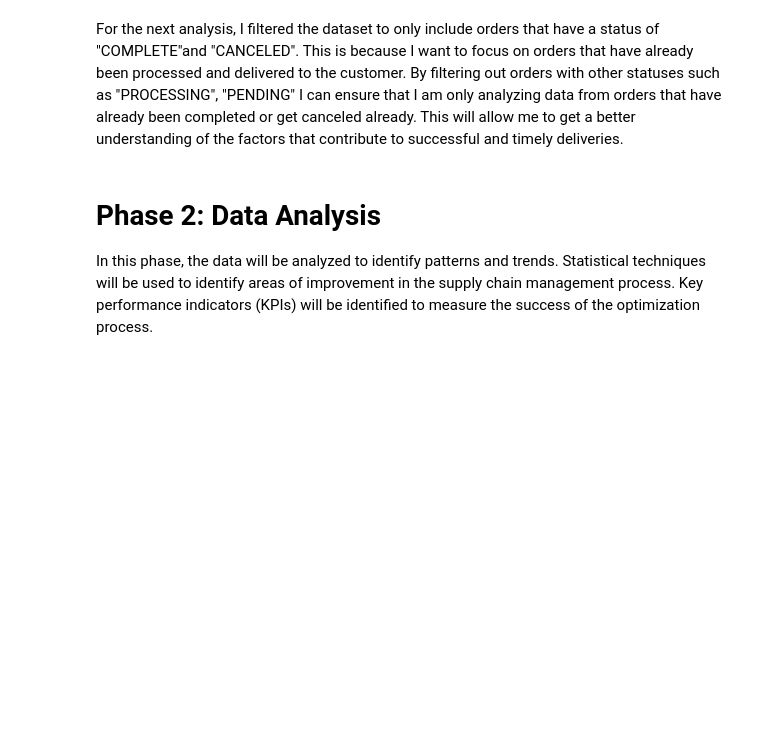
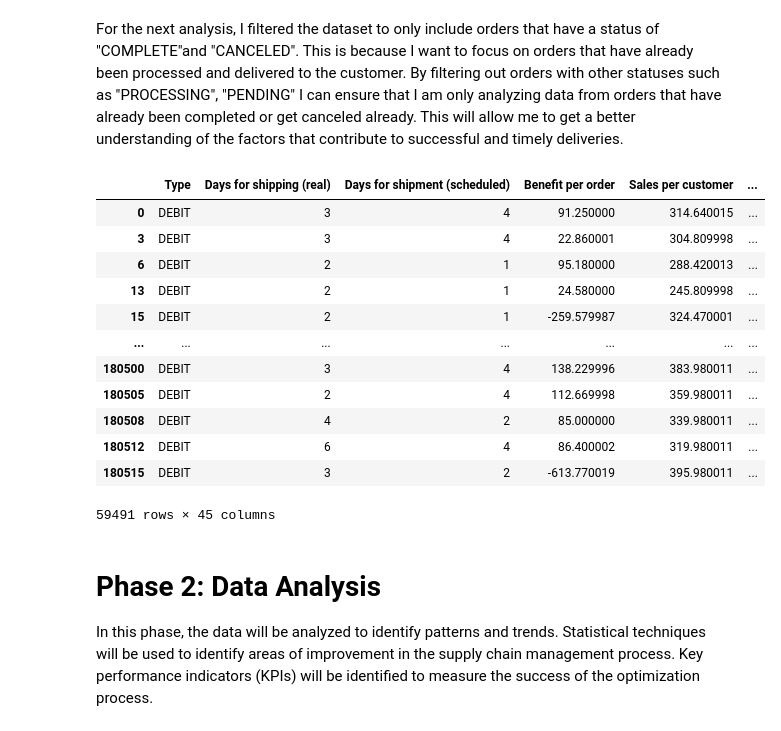
Before and after one commit to azamaufar/supplychainDA, a Jupyter notebook: EDA_Supply_Chain_Data.ipynb, the cells around one changed output. Cells and saved outputs as stored; diff of their text form; code cells hidden in the pictures; blank space fills up the shorter version.

```diff
--- a/EDA_Supply_Chain_Data.ipynb
+++ b/EDA_Supply_Chain_Data.ipynb
@@ -303,6 +303,28 @@ late_orders
 After encountering some discrepancies in the order delivery status, I decided to focus only on orders that have a status of "COMPLETE" for the next analysis. This would exclude orders that are still being processed or pending, and hopefully provide a more accurate picture of the delivery performance. I filtered the dataset accordingly and proceeded with the analysis using the complete orders only.
 # %% [markdown]
 For the next analysis, I filtered the dataset to only include orders that have a status of "COMPLETE"and "CANCELED". This is because I want to focus on orders that have already been processed and delivered to the customer. By filtering out orders with other statuses such as "PROCESSING", "PENDING" I can ensure that I am only analyzing data from orders that have already been completed or get canceled already. This will allow me to get a better understanding of the factors that contribute to successful and timely deliveries.
+# %%
+# Create a mask to filter for orders that are still processing or pending
+mask_complete = ((df['Order Status'] == 'COMPLETE'))
+
+# Filter the dataset for orders that match the mask
+df_complete_order = df.loc[(mask_complete)]
+
+df_complete_order
+# %% [output]
+|  | Type | Days for shipping (real) | Days for shipment (scheduled) | Benefit per order | Sales per customer | ... |
+| 0 | DEBIT | 3 | 4 | 91.250000 | 314.640015 | ... |
+| 3 | DEBIT | 3 | 4 | 22.860001 | 304.809998 | ... |
+| 6 | DEBIT | 2 | 1 | 95.180000 | 288.420013 | ... |
+| 13 | DEBIT | 2 | 1 | 24.580000 | 245.809998 | ... |
+| 15 | DEBIT | 2 | 1 | -259.579987 | 324.470001 | ... |
+| ... | ... | ... | ... | ... | ... | ... |
+| 180500 | DEBIT | 3 | 4 | 138.229996 | 383.980011 | ... |
+| 180505 | DEBIT | 2 | 4 | 112.669998 | 359.980011 | ... |
+| 180508 | DEBIT | 4 | 2 | 85.000000 | 339.980011 | ... |
+| 180512 | DEBIT | 6 | 4 | 86.400002 | 319.980011 | ... |
+| 180515 | DEBIT | 3 | 2 | -613.770019 | 395.980011 | ... |
+59491 rows × 45 columns
 # %% [markdown]
 # Phase 2: Data Analysis
 In this phase, the data will be analyzed to identify patterns and trends. Statistical techniques will be used to identify areas of improvement in the supply chain management process. Key performance indicators (KPIs) will be identified to measure the success of the optimization process.
```
Also changed, not shown: parts of 10 cells of this notebook, 4 other files.
